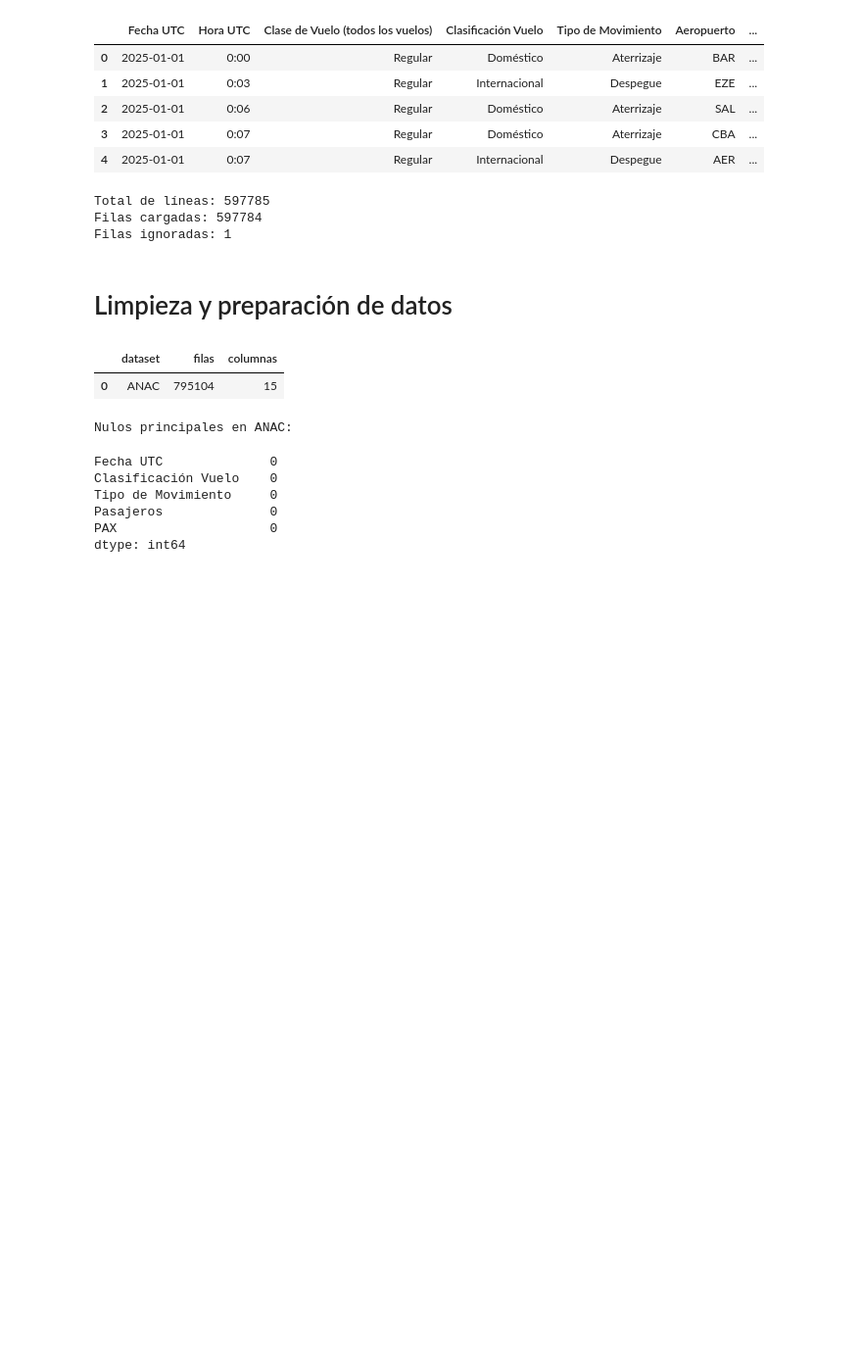
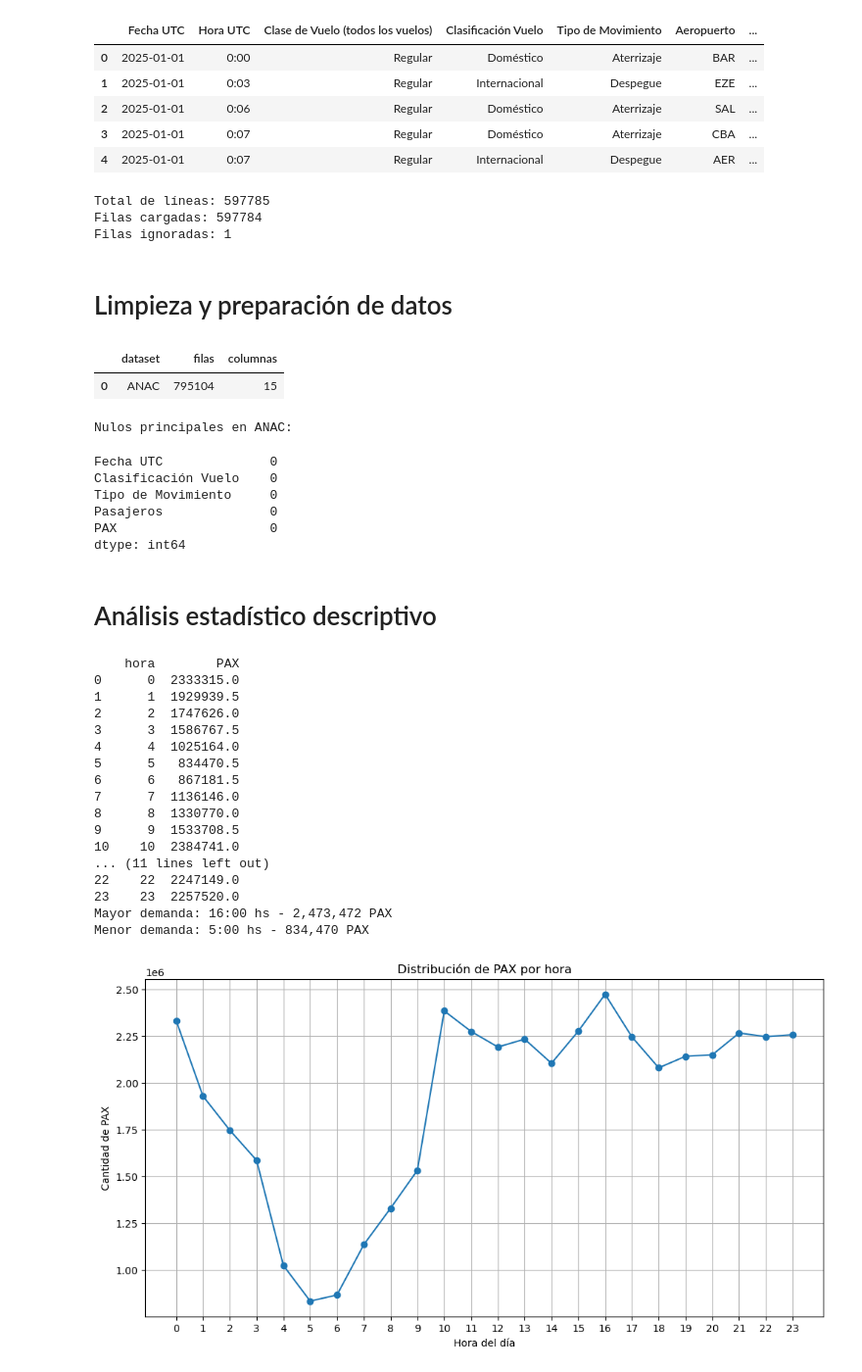
Before and after one commit to mletelle/MateIV_Transporte_Publico, a Jupyter notebook: Datasets ANALIZADOS/Aterrizajes despegues.ipynb, the cells around one changed output. Shown at 98% size. Cells and saved outputs as stored; diff of their text form; code cells hidden in the pictures; blank space fills up the shorter version.

```diff
--- a/Datasets ANALIZADOS/Aterrizajes despegues.ipynb
+++ b/Datasets ANALIZADOS/Aterrizajes despegues.ipynb
@@ -234,3 +234,62 @@ Tipo de Movimiento     0
 Pasajeros              0
 PAX                    0
 dtype: int64
+# %% [markdown]
+# Análisis estadístico descriptivo
+# %%
+#Cuál es el rango horario con más pasajeros y con menos?
+
+# Hora entera (0-23)
+hora = pd.to_datetime(anac['Hora UTC'], format='%H:%M').dt.hour
+
+# PAX por hora
+pax_por_hora = (
+    anac.groupby(hora)['PAX']
+        .sum()
+        .reset_index()
+)
+
+pax_por_hora.columns = ['hora', 'PAX']
+
+print(pax_por_hora)
+
+# Hora de mayor y menor demanda
+hora_max = pax_por_hora.loc[pax_por_hora['PAX'].idxmax()]
+hora_min = pax_por_hora.loc[pax_por_hora['PAX'].idxmin()]
+
+print(f"Mayor demanda: {int(hora_max['hora'])}:00 hs - {hora_max['PAX']:,.0f} PAX")
+print(f"Menor demanda: {int(hora_min['hora'])}:00 hs - {hora_min['PAX']:,.0f} PAX")
+
+# Gráfico
+plt.figure(figsize=(12,6))
+plt.plot(
+    pax_por_hora['hora'],
+    pax_por_hora['PAX'],
+    marker='o'
+)
+
+plt.xticks(range(24))
+plt.xlabel('Hora del día')
+plt.ylabel('Cantidad de PAX')
+plt.title('Distribución de PAX por hora')
+plt.grid(True)
+plt.show()
+# %% [output]
+    hora        PAX
+0      0  2333315.0
+1      1  1929939.5
+2      2  1747626.0
+3      3  1586767.5
+4      4  1025164.0
+5      5   834470.5
+6      6   867181.5
+7      7  1136146.0
+8      8  1330770.0
+9      9  1533708.5
+10    10  2384741.0
+... (11 lines left out)
+22    22  2247149.0
+23    23  2257520.0
+Mayor demanda: 16:00 hs - 2,473,472 PAX
+Menor demanda: 5:00 hs - 834,470 PAX
+[figure, added]
```
Also changed, not shown: parts of 2 cells of this notebook.
